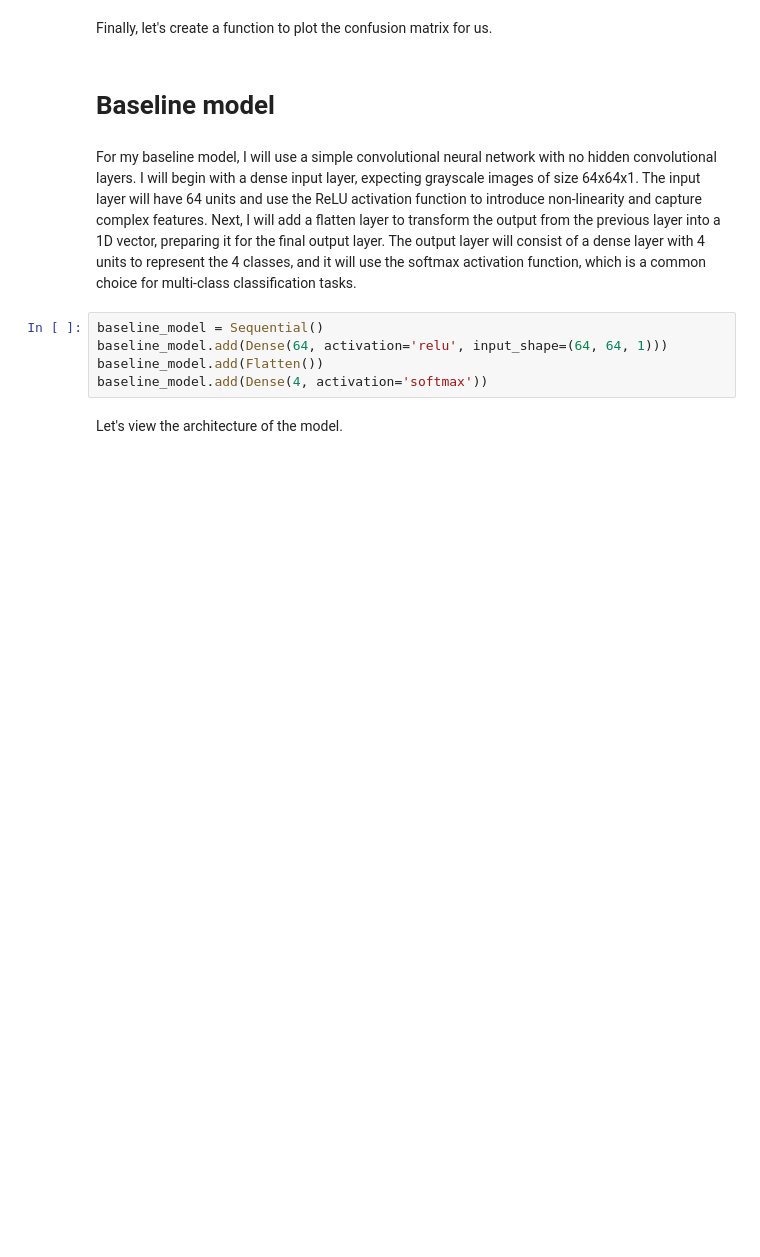
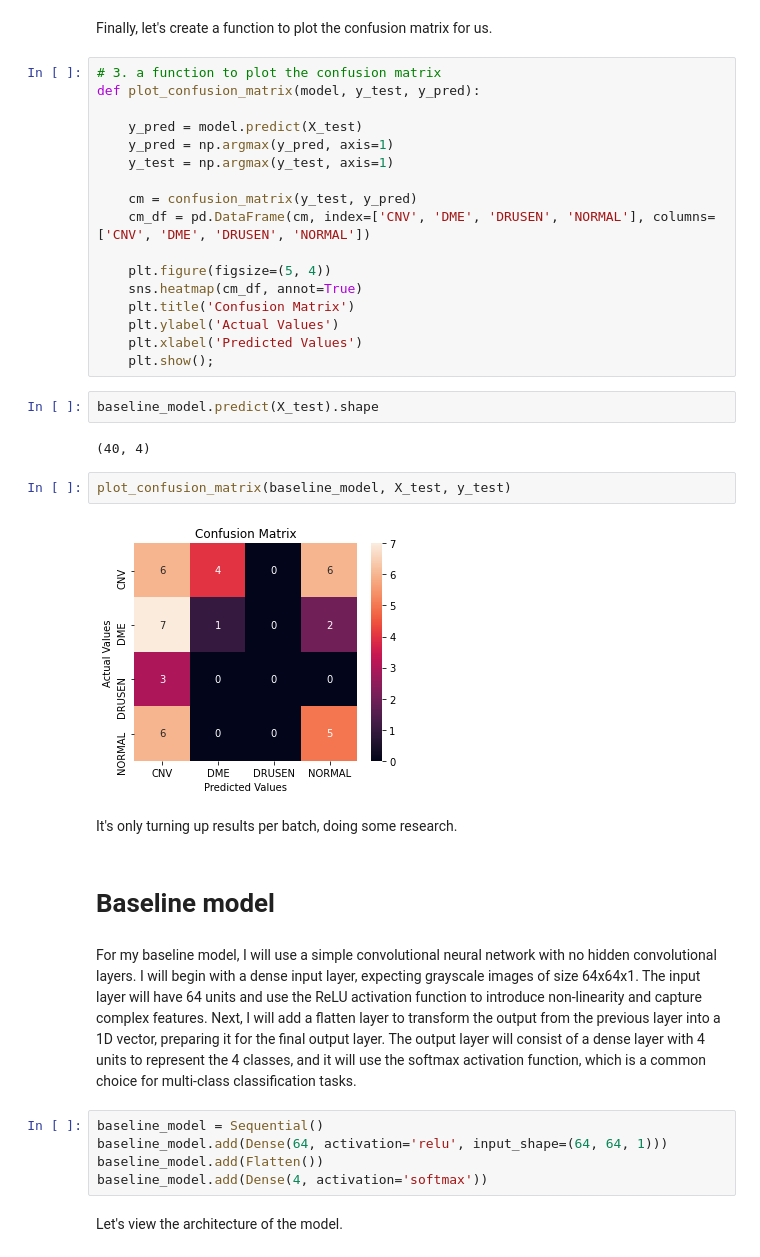
Before and after one commit to rachelhgoldstein/Retinal-OCT-Disease-Recognition, a Jupyter notebook: Working_Copy.ipynb, the cells around one changed output. Saved outputs shown, nothing was run; the diff lists cells and outputs as text; blank space fills up the shorter version.

Commit message:
updated functions

```diff
--- a/Working_Copy.ipynb
+++ b/Working_Copy.ipynb
@@ -442,6 +443,33 @@ def plot_metrics(results):
     plt.show();
 # %% [markdown]
 Finally, let's create a function to plot the confusion matrix for us.
+# %%
+# 3. a function to plot the confusion matrix
+def plot_confusion_matrix(model, y_test, y_pred):
+
+    y_pred = model.predict(X_test)
+    y_pred = np.argmax(y_pred, axis=1)
+    y_test = np.argmax(y_test, axis=1)
+
+    cm = confusion_matrix(y_test, y_pred)
+    cm_df = pd.DataFrame(cm, index=['CNV', 'DME', 'DRUSEN', 'NORMAL'], columns=['CNV', 'DME', 'DRUSEN', 'NORMAL'])
+
+    plt.figure(figsize=(5, 4))
+    sns.heatmap(cm_df, annot=True)
+    plt.title('Confusion Matrix')
+    plt.ylabel('Actual Values')
+    plt.xlabel('Predicted Values')
+    plt.show();
+# %%
+baseline_model.predict(X_test).shape
+# %% [output]
+(40, 4)
+# %%
+plot_confusion_matrix(baseline_model, X_test, y_test)
+# %% [output]
+[figure, added]
+# %% [markdown]
+It's only turning up results per batch, doing some research.
 # %% [markdown]
 # Baseline model
 # %% [markdown]
```
Also changed, not shown: parts of 8 cells of this notebook.
